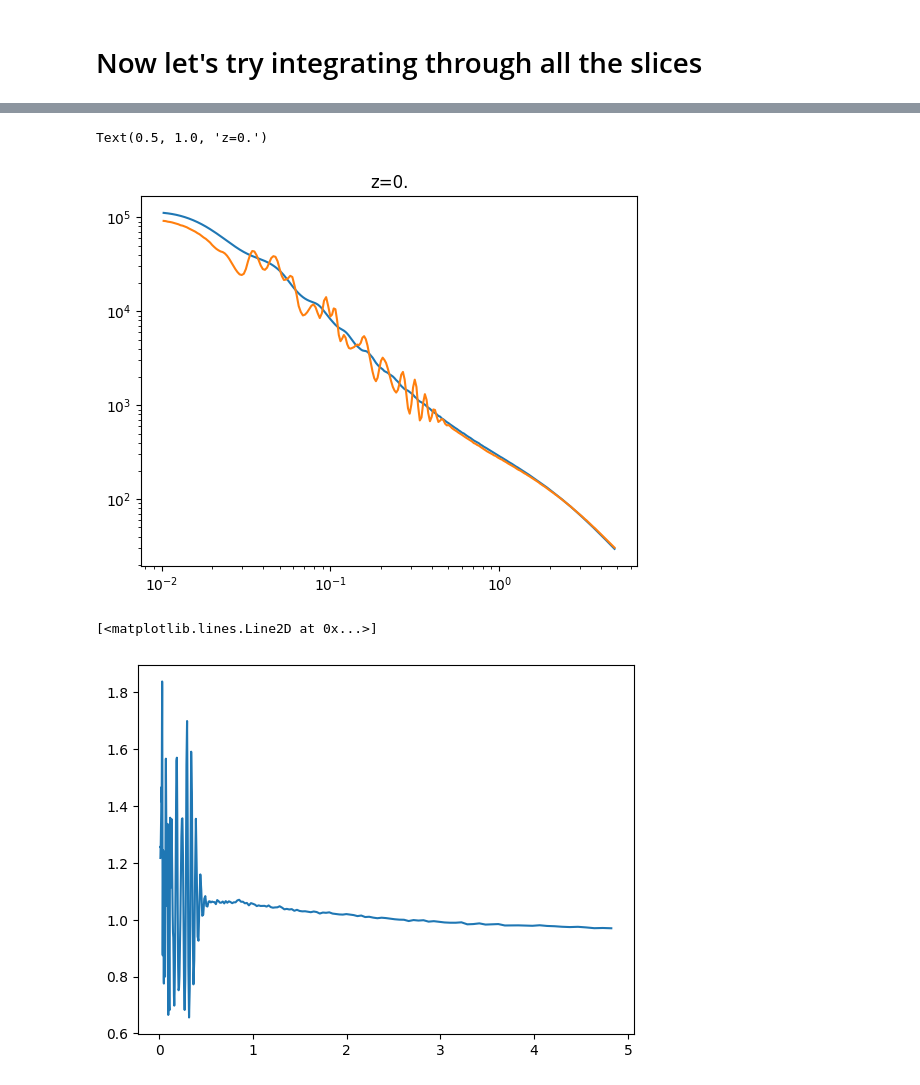
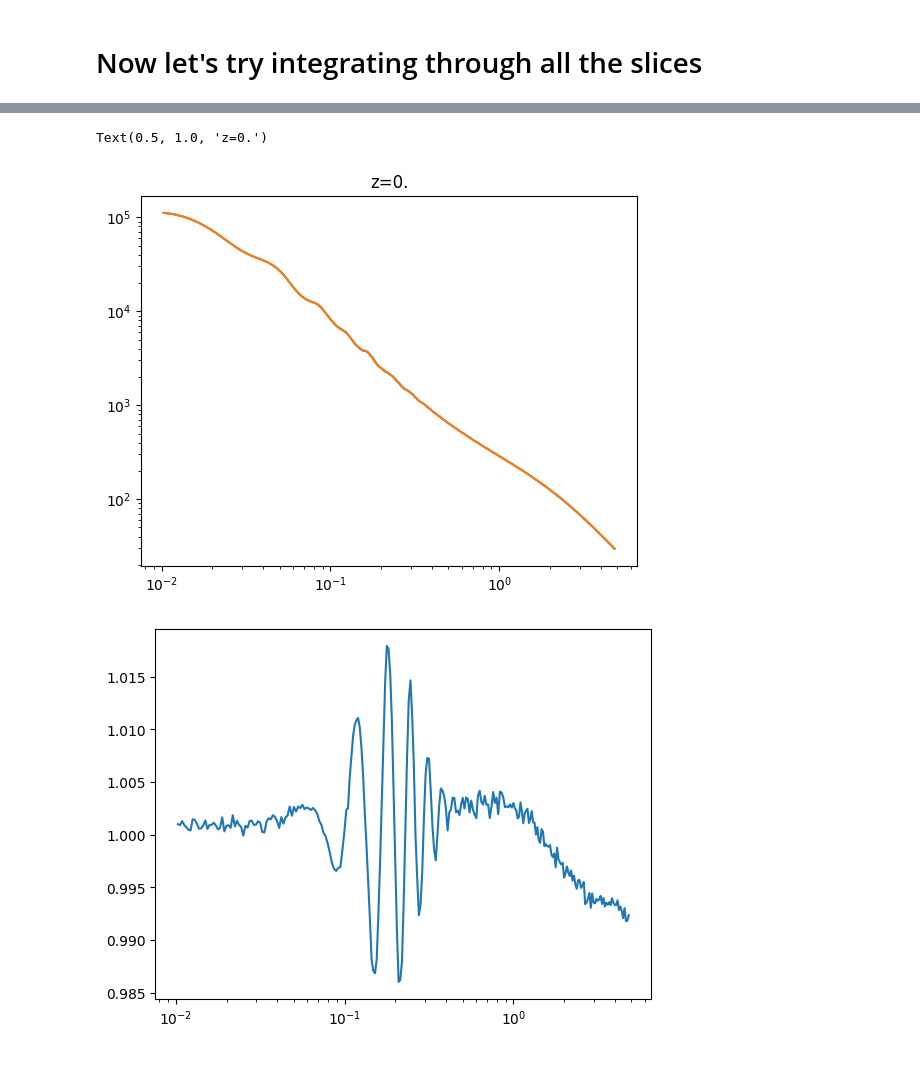
Before and after one commit to pltaylor16/odd_emu, a Jupyter notebook: production/test_solve.ipynb, the cells around one changed output, grey strips where cells are left out. Saved outputs shown, nothing was run; the diff lists cells and outputs as text; code cells hidden in the pictures.

```diff
--- a/production/test_solve.ipynb
+++ b/production/test_solve.ipynb
@@ -152,7 +152,7 @@ class RHS(eqx.Module):
 # --- Paths ---
 model_dir = "/srv/scratch2/taylor.4264/odd_emu/production_models"
 data_dir = "/srv/scratch2/taylor.4264/odd_emu/production_run/merged/"
-n_chunks = 62  # from 0 to 61
+n_chunks = 30  # from 0 to 61
 
 # --- Load normalization constants from full arrays ---
 Hz_all = jnp.concatenate([jnp.load(os.path.join(data_dir, f"Hz_{i}.npy")).astype(jnp.float32) for i in range(n_chunks)])
@@ -270,9 +270,9 @@ plt.xscale('log')
 plt.title('z=0.')
 # %% [output]
 Text(0.5, 1.0, 'z=0.')
-[figure, old version]
+[figure, new version]
 # %%
 plt.plot(k, pk0 / pk_all[-1])
+plt.xscale('log')
 # %% [output]
-[<matplotlib.lines.Line2D at 0x...>]
-[figure, old version]
+[figure, new version]
```
Also changed, not shown: parts of 2 cells of this notebook.
